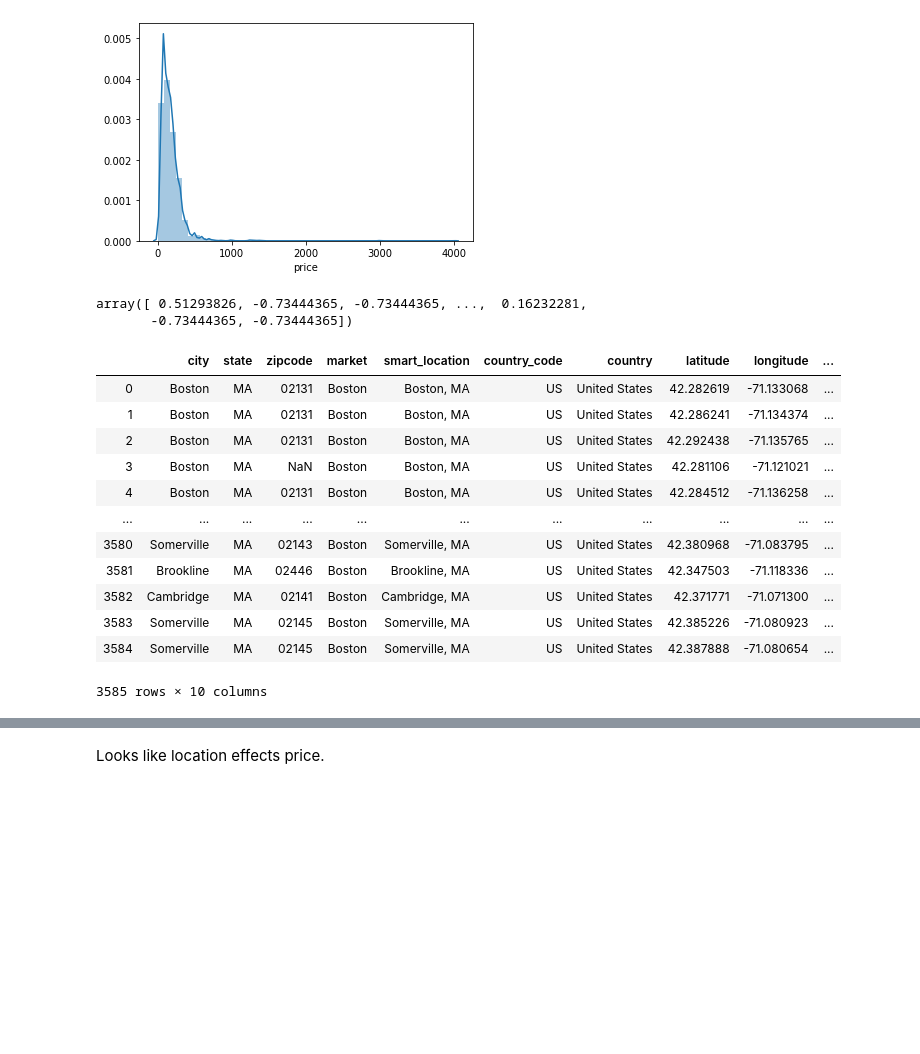
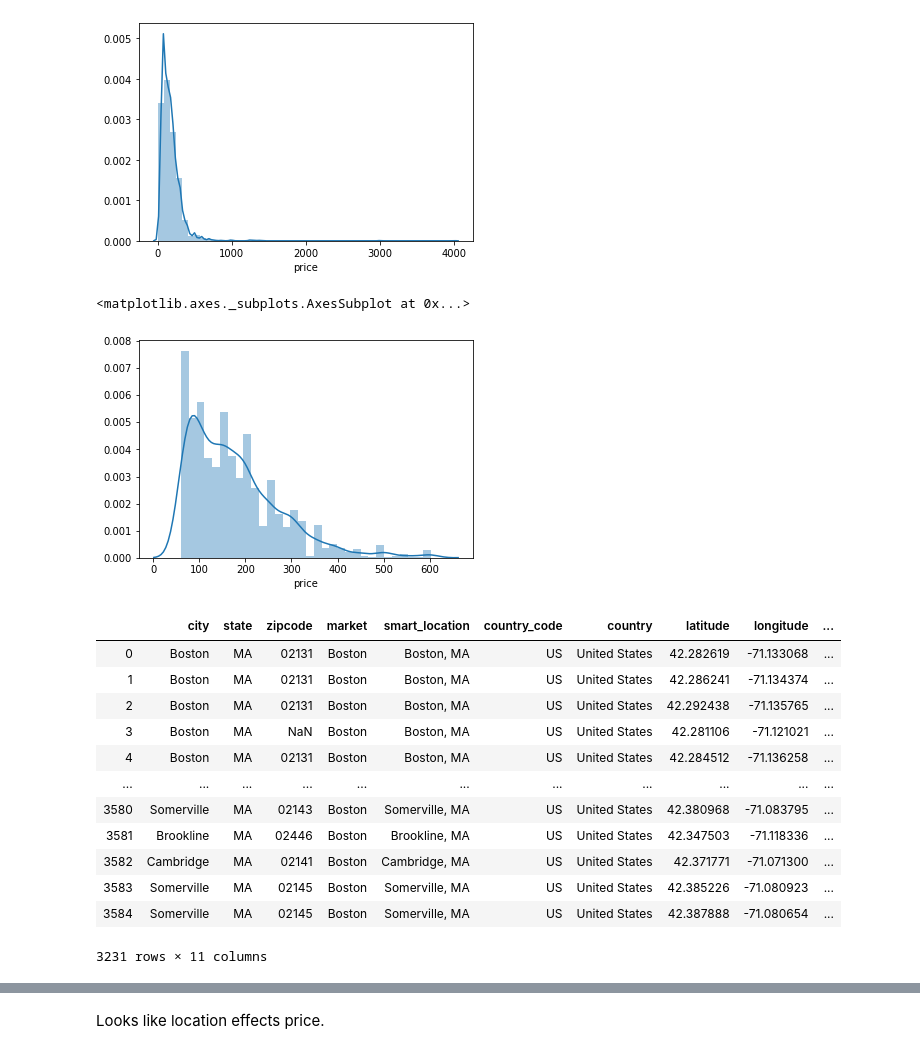
Before and after one commit to etwilliams28/Boston_Airbnb_Blog, a Jupyter notebook: data_analysis_boston.ipynb, the cells around one changed output, grey strips where cells are left out. Saved outputs shown, nothing was run; the diff lists cells and outputs as text; code cells hidden in the pictures; blank space fills up the shorter version.

```diff
--- a/data_analysis_boston.ipynb
+++ b/data_analysis_boston.ipynb
@@ -601,13 +606,3 @@ sns.distplot(listings['price'])
 # %% [output]
 <matplotlib.axes._subplots.AxesSubplot at 0x...>
 [figure]
-# %%
-from scipy import stats
-z_scores = stats.zscore(listings.price)
-
-abs_z_scores = np.abs(z_scores)
-filtered_entries = (abs_z_scores < 3).all(axis=0)
-new_df = listings[filtered_entries]
-# %% [output]
-array([ 0.51293826, -0.73444365, -0.73444365, ...,  0.16232281,
-       -0.73444365, -0.73444365])
@@ -614,7 +611,12 @@ array([ 0.51293826, -0.73444365, -0.73444365, ...,  0.16232281,
+# %%
+sns.distplot(listings['price'])
+# %% [output]
+<matplotlib.axes._subplots.AxesSubplot at 0x...>
+[figure, added]
 # %%
 location = listings[['city', 'state', 'zipcode', 'market',
        'smart_location', 'country_code', 'country', 'latitude', 'longitude',
-       'is_location_exact']]
+       'is_location_exact','street']]
 location
 # %% [output]
 |  | city | state | zipcode | market | smart_location | country_code | country | latitude | longitude | ... |
@@ -629,7 +631,7 @@ location
 | 3582 | Cambridge | MA | 02141 | Boston | Cambridge, MA | US | United States | 42.371771 | -71.071300 | ... |
 | 3583 | Somerville | MA | 02145 | Boston | Somerville, MA | US | United States | 42.385226 | -71.080923 | ... |
 | 3584 | Somerville | MA | 02145 | Boston | Somerville, MA | US | United States | 42.387888 | -71.080654 | ... |
-3585 rows × 10 columns
+3231 rows × 11 columns
 # %%
 list_price = listings.groupby(['zipcode']).price.mean().reset_index().sort_values(by='price', ascending=False)
 # %%
```
Also changed, not shown: parts of 34 cells of this notebook, 1 other file.
